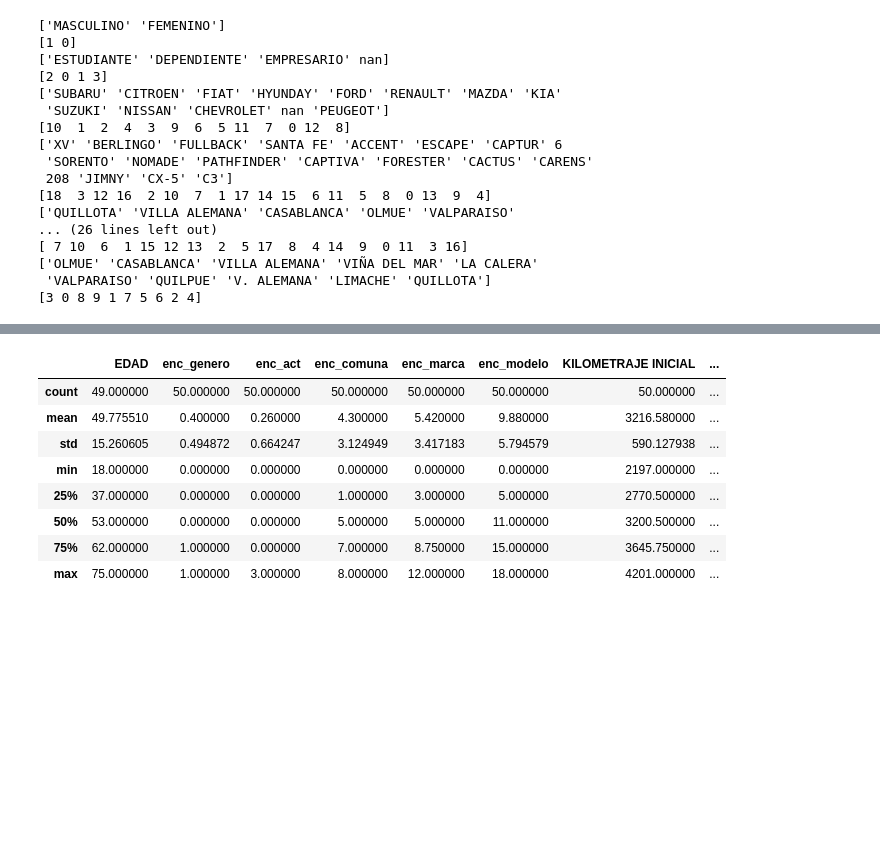
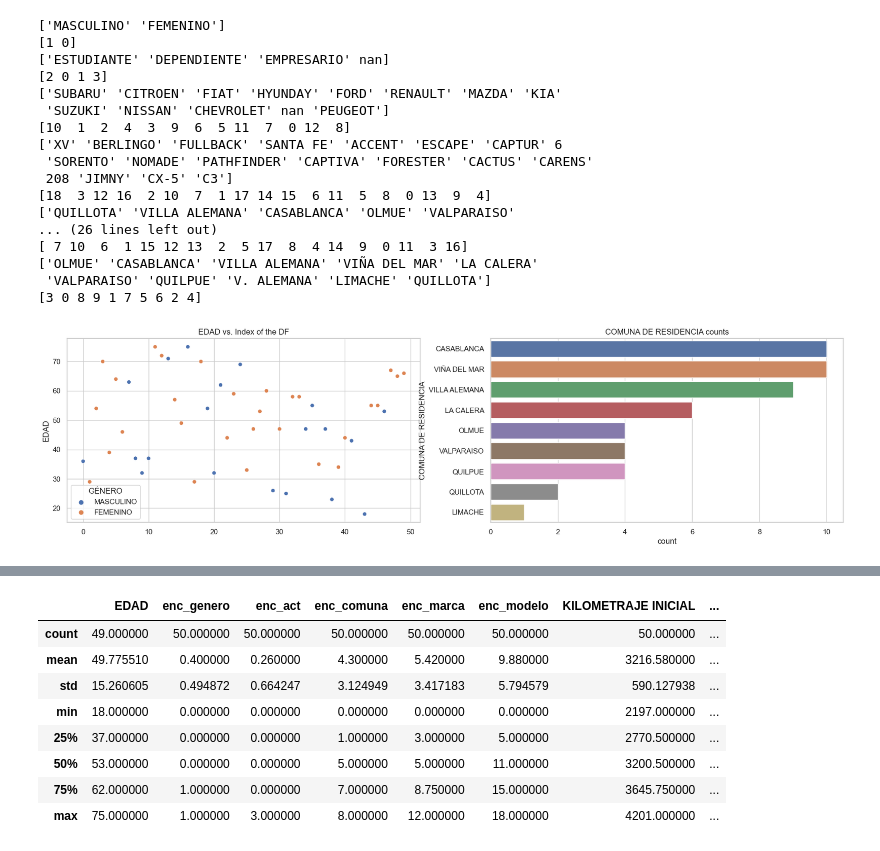
Before and after one commit to ElKroko/tareasBI, a Jupyter notebook: tarea1_.ipynb, the cells around one changed output, grey strips where cells are left out. Cells and saved outputs as stored; diff of their text form; code cells hidden in the pictures; blank space fills up the shorter version.

Commit message:
Plots listos

```diff
--- a/tarea1_.ipynb
+++ b/tarea1_.ipynb
@@ -14,6 +18,21 @@ def read_files():
 # %%
 def show_df_info(df):
     display(df.describe())
+
+def graph_df(df, variable1, variable2):
+    # Graph scatter plot of "MONTO" with seaborn
+
+    # create 2 subplots
+    fig, (ax1, ax2) = plt.subplots(1, 2, figsize=(21, 5))
+
+    sns.set_theme(style="whitegrid")
+    sns.scatterplot(data=df, y=variable1, x=df.index, hue="GÉNERO", ax=ax1)
+    ax1.set_title(variable1 + " vs. " + "Index of the DF")
+
+    # countplot for variable2
+    sns.countplot(data=df, y=variable2, order=df[variable2].value_counts().index , ax=ax2)
+    ax2.set_title(variable2 + " counts")
+    plt.show()
 # %%
 def transf_datos(df):
     encoder = LabelEncoder()
@@ -41,11 +60,11 @@ def transf_datos(df):
 
     # Drop the encoded categorical columns
 
-    df.drop(["GÉNERO", "ACTIVIDAD", "MARCA", "MODELO", "COMUNA DE RESIDENCIA"], axis=1, inplace=True)
+    df.drop(["ACTIVIDAD", "MARCA", "MODELO"], axis=1, inplace=True)
 
     # Order the columns in a custom way
 
-    df = df[["EDAD", "enc_genero", "enc_act", "enc_comuna", "enc_marca", "enc_modelo", "KILOMETRAJE INICIAL", "KILOMETRAJE FINAL","CANTIDAD DIAS" ,"MONTO"]]
+    df = df[["EDAD", "enc_genero", "enc_act", "enc_comuna", "enc_marca", "enc_modelo", "KILOMETRAJE INICIAL", "KILOMETRAJE FINAL","CANTIDAD DIAS" ,"MONTO", "COMUNA DE RESIDENCIA", "GÉNERO"]]
 
     return df
 # %%
@@ -75,6 +94,12 @@ df_set_3 = transf_datos(df_set_3)
 ['OLMUE' 'CASABLANCA' 'VILLA ALEMANA' 'VIÑA DEL MAR' 'LA CALERA'
  'VALPARAISO' 'QUILPUE' 'V. ALEMANA' 'LIMACHE' 'QUILLOTA']
 [3 0 8 9 1 7 5 6 2 4]
+# %%
+graph_df(df_set_1, "EDAD", "COMUNA DE RESIDENCIA")
+graph_df(df_set_2, "EDAD", "COMUNA DE RESIDENCIA")
+graph_df(df_set_3, "EDAD", "COMUNA DE RESIDENCIA")
+# %% [output]
+[figure, added]
 # %%
 def calculate_stats(df, nombre_df):
     # revisar cuantos datos faltan por columna
```
Also changed, not shown: parts of 4 cells of this notebook.
